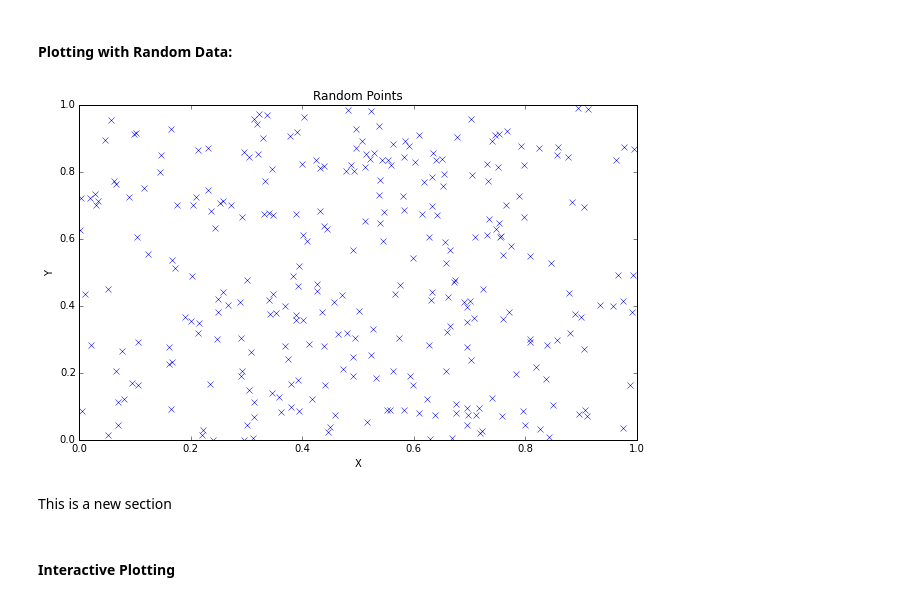
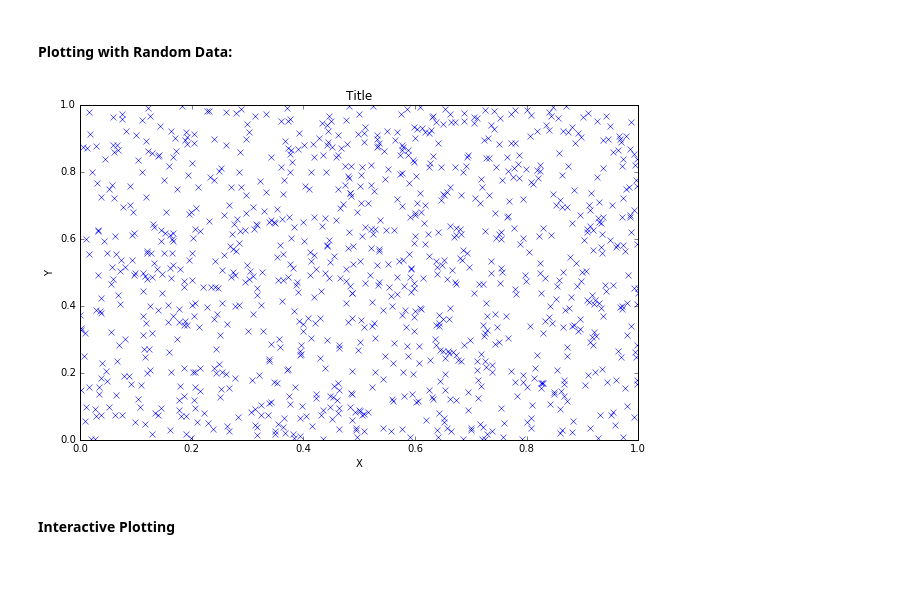
Before and after one commit to mhearne-usgs/ipythondemo, a Jupyter notebook: IPythonDemo.ipynb, the cells around one changed output. Saved outputs shown, nothing was run; the diff lists cells and outputs as text; code cells hidden in the pictures; blank space fills up the shorter version.

```diff
--- a/IPythonDemo.ipynb
+++ b/IPythonDemo.ipynb
@@ -85,18 +100,16 @@ The following "magic" command (anything prefaced with "%" is referred to as *mag
 #The import statement allows you to use code from other modules
 import numpy as np
 import matplotlib.pyplot as plt
-x = np.random.rand(300,1) #this results in a Numpy array - more on this later
-y = np.random.rand(300,1)
+x = np.random.rand(1000,1) #this results in a Numpy array - more on this later
+y = np.random.rand(1000,1)
 # %%
 fig = plt.figure(figsize=(10,6))
 plt.plot(x,y,'bx')
-th = plt.title('Random Points')
+th = plt.title('Title')
 xl = plt.xlabel('X')
 yl = plt.ylabel('Y')
 # %% [output]
-[figure, old version]
+[figure, new version]
-# %% [markdown]
-This is a new section
 # %% [markdown]
 #### Interactive Plotting
 # %%
```
Also changed, not shown: parts of 44 cells of this notebook, 5 other files.
